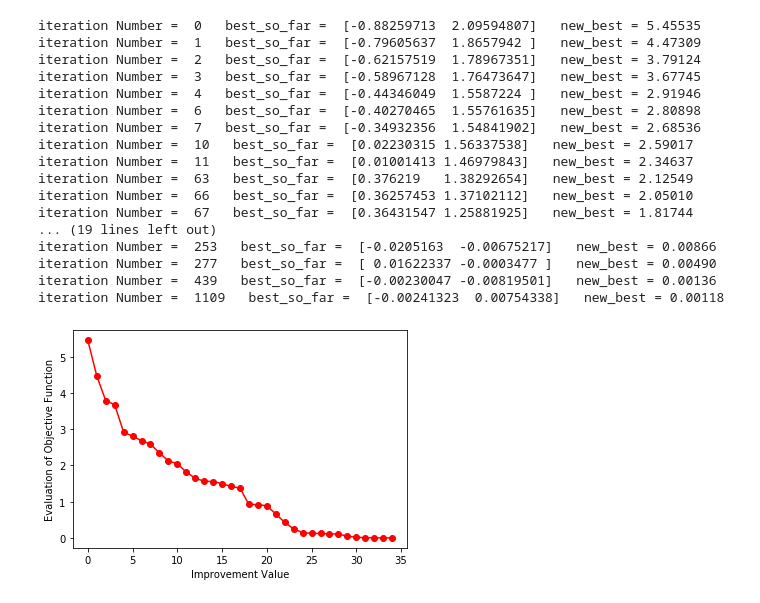
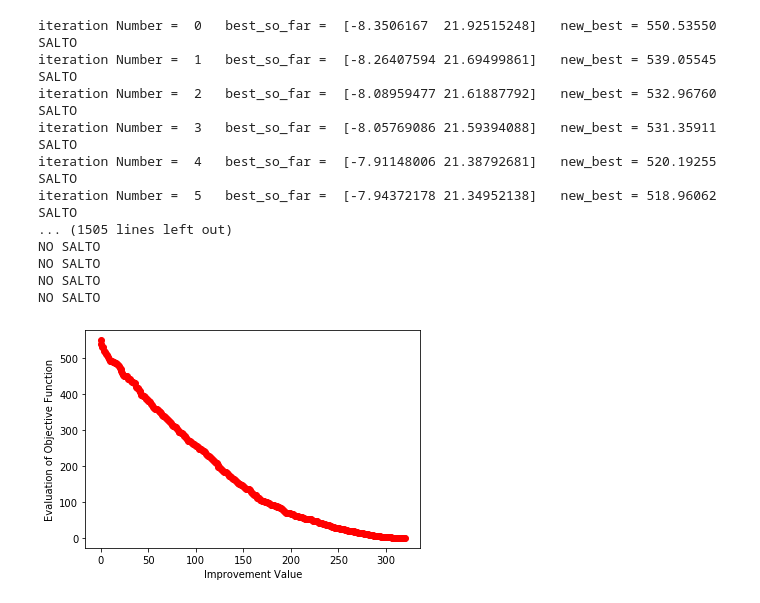
Before and after one commit to cayetanoguerra/cayetanoguerra.github.io, a Jupyter notebook: ia/nbpy/sa.ipynb, the cells around one changed output. Saved outputs shown, nothing was run; the diff lists cells and outputs as text; code cells hidden in the pictures.

```diff
--- a/ia/nbpy/sa.ipynb
+++ b/ia/nbpy/sa.ipynb
@@ -49,57 +49,60 @@ def sa(objective, area, iterations, step_size, temperature):
             #print('Acceptance Criteria = %.5f' % mac," ",'iteration Number = ',i," ", 'best_so_far = ',start_point," " ,'new_best = %.5f' % start_point_eval)
             print('iteration Number = ',i," ", 'best_so_far = ',start_point," " ,'new_best = %.5f' % start_point_eval)
 
-        difference = mia_step_eval - mia_start_eval
+        difference = mia_start_eval - mia_step_eval
         t = temperature / float(i + 1)
 
         # calculate Metropolis Acceptance Criterion / Acceptance Probability
-        mac = exp(-difference / t)
+        mac = exp(difference / t)
 
         # check whether the new point is acceptable
-        if difference < 0 or rand() < mac:
+        if difference > 0 or rand() < mac:
             mia_start_point, mia_start_eval = mia_step, mia_step_eval
+            print("SALTO")
+        else:
+            print("NO SALTO")
 
     return [start_point, start_point_eval, outputs]
 
 seed(1)
 
 # define the area of the search space
 # area = asarray([[-6.0, 6.0]])
-area = asarray([[-5.0, 5.0],[-5.0, 5.0]])
+area = asarray([[-50.0, 50.0],[-50.0, 50.0]])
 
 # initial temperature
 temperature = 12
 
 # define the total no. of iterations
 iterations = 1200
 
 # define maximum step_size
 step_size = 0.1
 
 # perform the simulated annealing search
 start_point, output, outputs = sa(objective, area, iterations, step_size, temperature)
 
 #plotting the values
 pyplot.plot(outputs, 'ro-')
 pyplot.xlabel('Improvement Value')
 pyplot.ylabel('Evaluation of Objective Function')
 pyplot.show()
 # %% [output]
-iteration Number =  0   best_so_far =  [-0.88259713  2.09594807]   new_best = 5.45535
-iteration Number =  1   best_so_far =  [-0.79605637  1.8657942 ]   new_best = 4.47309
-iteration Number =  2   best_so_far =  [-0.62157519  1.78967351]   new_best = 3.79124
-iteration Number =  3   best_so_far =  [-0.58967128  1.76473647]   new_best = 3.67745
-iteration Number =  4   best_so_far =  [-0.44346049  1.5587224 ]   new_best = 2.91946
-iteration Number =  6   best_so_far =  [-0.40270465  1.55761635]   new_best = 2.80898
-iteration Number =  7   best_so_far =  [-0.34932356  1.54841902]   new_best = 2.68536
-iteration Number =  10   best_so_far =  [0.02230315 1.56337538]   new_best = 2.59017
-iteration Number =  11   best_so_far =  [0.01001413 1.46979843]   new_best = 2.34637
-iteration Number =  63   best_so_far =  [0.376219   1.38292654]   new_best = 2.12549
-iteration Number =  66   best_so_far =  [0.36257453 1.37102112]   new_best = 2.05010
-iteration Number =  67   best_so_far =  [0.36431547 1.25881925]   new_best = 1.81744
-... (19 lines left out)
-iteration Number =  253   best_so_far =  [-0.0205163  -0.00675217]   new_best = 0.00866
-iteration Number =  277   best_so_far =  [ 0.01622337 -0.0003477 ]   new_best = 0.00490
-iteration Number =  439   best_so_far =  [-0.00230047 -0.00819501]   new_best = 0.00136
-iteration Number =  1109   best_so_far =  [-0.00241323  0.00754338]   new_best = 0.00118
+iteration Number =  0   best_so_far =  [-8.3506167  21.92515248]   new_best = 550.53550
+SALTO
+iteration Number =  1   best_so_far =  [-8.26407594 21.69499861]   new_best = 539.05545
+SALTO
+iteration Number =  2   best_so_far =  [-8.08959477 21.61887792]   new_best = 532.96760
+SALTO
+iteration Number =  3   best_so_far =  [-8.05769086 21.59394088]   new_best = 531.35911
+SALTO
+iteration Number =  4   best_so_far =  [-7.91148006 21.38792681]   new_best = 520.19255
+SALTO
+iteration Number =  5   best_so_far =  [-7.94372178 21.34952138]   new_best = 518.96062
+SALTO
+... (1505 lines left out)
+NO SALTO
+NO SALTO
+NO SALTO
+NO SALTO
-[figure, old version]
+[figure, new version]
```
